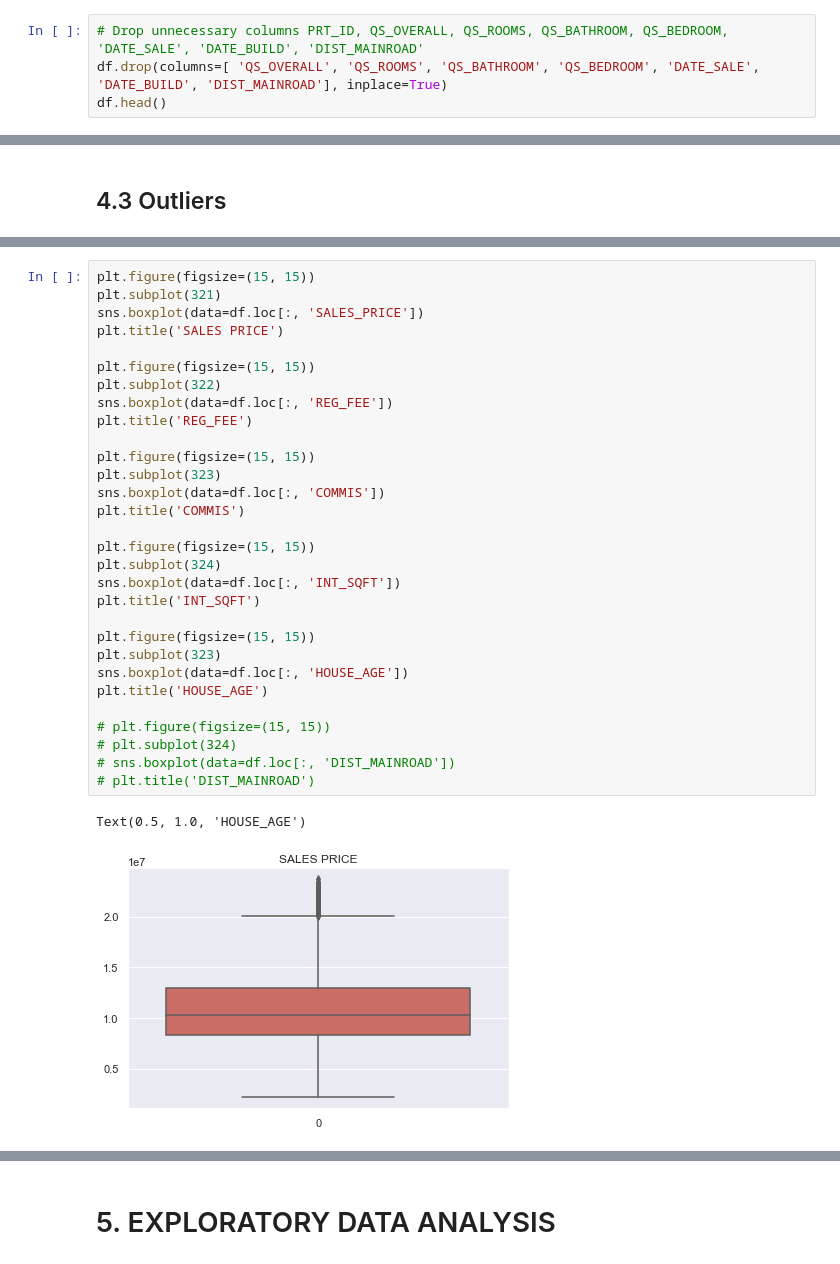
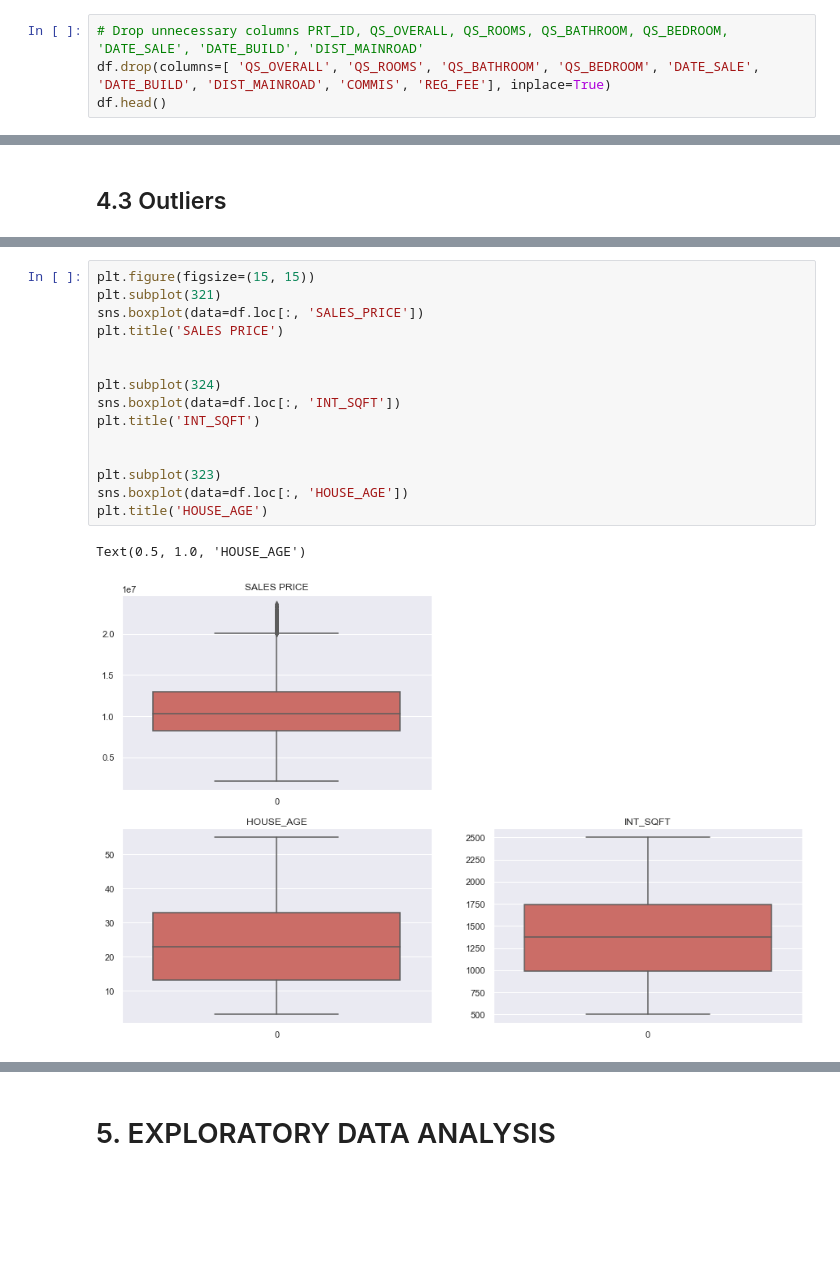
Before and after one commit to Jeyramana/House_Price_Predict, a Jupyter notebook: House_Price_Predict.ipynb, the cells around one changed output, grey strips where cells are left out. Drawn from its saved outputs; the diff is of its cells as text; blank space fills up the shorter version.

```diff
--- a/House_Price_Predict.ipynb
+++ b/House_Price_Predict.ipynb
@@ -601,6 +604,6 @@ DIST_MAINROAD:  1.8783412253401597
 # %%
 # Drop unnecessary columns PRT_ID, QS_OVERALL, QS_ROOMS, QS_BATHROOM, QS_BEDROOM, 'DATE_SALE', 'DATE_BUILD', 'DIST_MAINROAD'
-df.drop(columns=[ 'QS_OVERALL', 'QS_ROOMS', 'QS_BATHROOM', 'QS_BEDROOM', 'DATE_SALE', 'DATE_BUILD', 'DIST_MAINROAD'], inplace=True)
+df.drop(columns=[ 'QS_OVERALL', 'QS_ROOMS', 'QS_BATHROOM', 'QS_BEDROOM', 'DATE_SALE', 'DATE_BUILD', 'DIST_MAINROAD', 'COMMIS', 'REG_FEE'], inplace=True)
 df.head()
 # %% [output]
 |  | AREA | INT_SQFT | N_BEDROOM | N_BATHROOM | N_ROOM | SALE_COND | PARK_FACIL | BUILDTYPE | UTILITY_AVAIL | ... |
@@ -631,33 +634,18 @@ df.describe()
 # %%
 plt.figure(figsize=(15, 15))
 plt.subplot(321)
 sns.boxplot(data=df.loc[:, 'SALES_PRICE'])
 plt.title('SALES PRICE')
 
-plt.figure(figsize=(15, 15))
-plt.subplot(322)
-sns.boxplot(data=df.loc[:, 'REG_FEE'])
-plt.title('REG_FEE')
 
-plt.figure(figsize=(15, 15))
-plt.subplot(323)
-sns.boxplot(data=df.loc[:, 'COMMIS'])
-plt.title('COMMIS')
-
-plt.figure(figsize=(15, 15))
 plt.subplot(324)
 sns.boxplot(data=df.loc[:, 'INT_SQFT'])
 plt.title('INT_SQFT')
 
-plt.figure(figsize=(15, 15))
+
 plt.subplot(323)
 sns.boxplot(data=df.loc[:, 'HOUSE_AGE'])
 plt.title('HOUSE_AGE')
-
-# plt.figure(figsize=(15, 15))
-# plt.subplot(324)
-# sns.boxplot(data=df.loc[:, 'DIST_MAINROAD'])
-# plt.title('DIST_MAINROAD')
 # %% [output]
 Text(0.5, 1.0, 'HOUSE_AGE')
-[figure, old version]
+[figure, new version]
```
Also changed, not shown: parts of 31 cells of this notebook.
